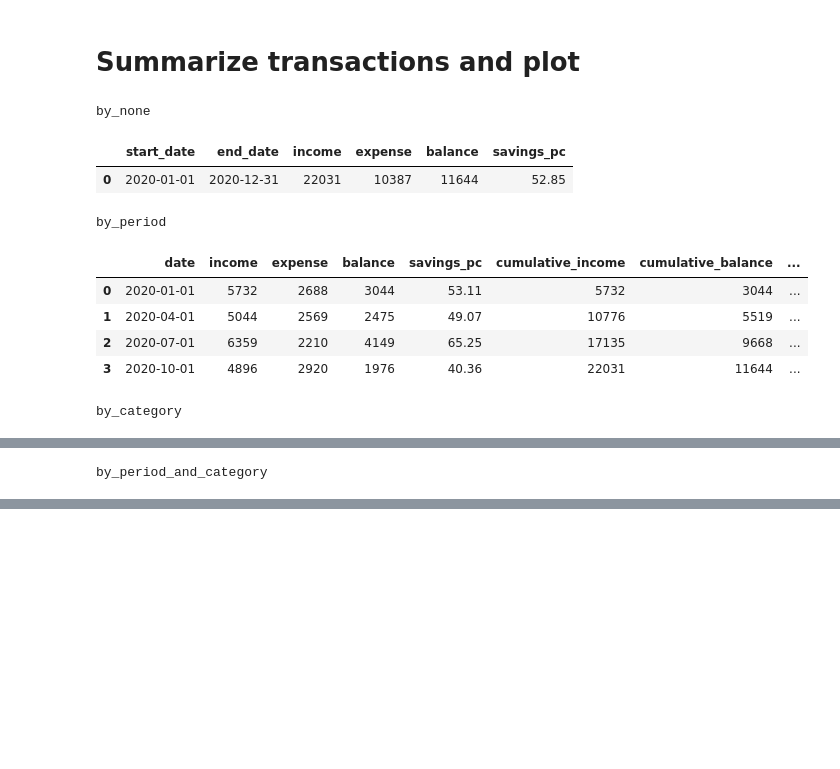
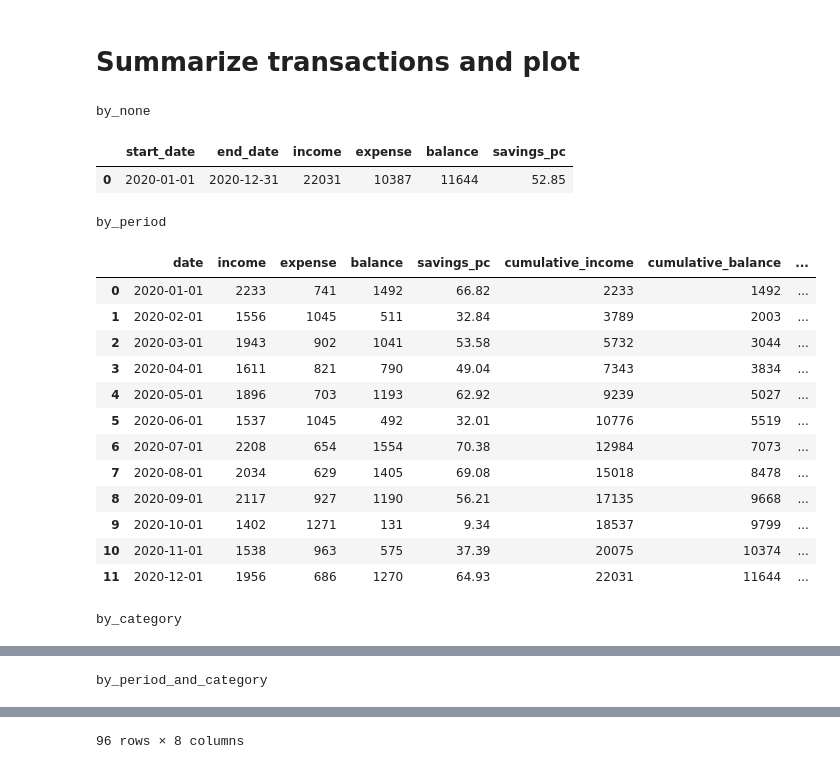
Before and after one commit to araichev/mustaching, a Jupyter notebook: notebooks/prototyping.ipynb, the cells around one changed output, grey strips where cells are left out. Cells and saved outputs as stored; diff of their text form; code cells hidden in the pictures; blank space fills up the shorter version.

```diff
--- a/notebooks/prototyping.ipynb
+++ b/notebooks/prototyping.ipynb
@@ -44,20 +45,28 @@ transactions.head(10)
 # Summarize transactions and plot
 # %%
 # Summarize over entire period by category
-summary = ms.summarize(transactions, freq="QS")
+summary = ms.summarize(transactions, freq="MS")
 for k,v in summary.items():
     print(k)
     display(v)
 # %% [output]
 by_none
 |  | start_date | end_date | income | expense | balance | savings_pc |
 | 0 | 2020-01-01 | 2020-12-31 | 22031 | 10387 | 11644 | 52.85 |
 by_period
 |  | date | income | expense | balance | savings_pc | cumulative_income | cumulative_balance | ... |
-| 0 | 2020-01-01 | 5732 | 2688 | 3044 | 53.11 | 5732 | 3044 | ... |
-| 1 | 2020-04-01 | 5044 | 2569 | 2475 | 49.07 | 10776 | 5519 | ... |
-| 2 | 2020-07-01 | 6359 | 2210 | 4149 | 65.25 | 17135 | 9668 | ... |
-| 3 | 2020-10-01 | 4896 | 2920 | 1976 | 40.36 | 22031 | 11644 | ... |
+| 0 | 2020-01-01 | 2233 | 741 | 1492 | 66.82 | 2233 | 1492 | ... |
+| 1 | 2020-02-01 | 1556 | 1045 | 511 | 32.84 | 3789 | 2003 | ... |
+| 2 | 2020-03-01 | 1943 | 902 | 1041 | 53.58 | 5732 | 3044 | ... |
+| 3 | 2020-04-01 | 1611 | 821 | 790 | 49.04 | 7343 | 3834 | ... |
+| 4 | 2020-05-01 | 1896 | 703 | 1193 | 62.92 | 9239 | 5027 | ... |
+| 5 | 2020-06-01 | 1537 | 1045 | 492 | 32.01 | 10776 | 5519 | ... |
+| 6 | 2020-07-01 | 2208 | 654 | 1554 | 70.38 | 12984 | 7073 | ... |
+| 7 | 2020-08-01 | 2034 | 629 | 1405 | 69.08 | 15018 | 8478 | ... |
+| 8 | 2020-09-01 | 2117 | 927 | 1190 | 56.21 | 17135 | 9668 | ... |
+| 9 | 2020-10-01 | 1402 | 1271 | 131 | 9.34 | 18537 | 9799 | ... |
+| 10 | 2020-11-01 | 1538 | 963 | 575 | 37.39 | 20075 | 10374 | ... |
+| 11 | 2020-12-01 | 1956 | 686 | 1270 | 64.93 | 22031 | 11644 | ... |
 by_category
 |  | category | income | expense | balance | income_to_total_income_pc | expense_to_total_income_pc | expense_to_total_expense_pc | ... |
 | 0 | food | 0 | 2493 | -2493 | 0.00 | 11.32 | 24.00 | ... |
@@ -88,0 +93 @@ by_period_and_category
+96 rows × 8 columns
```
Also changed, not shown: parts of 6 cells of this notebook, 2 other files.
